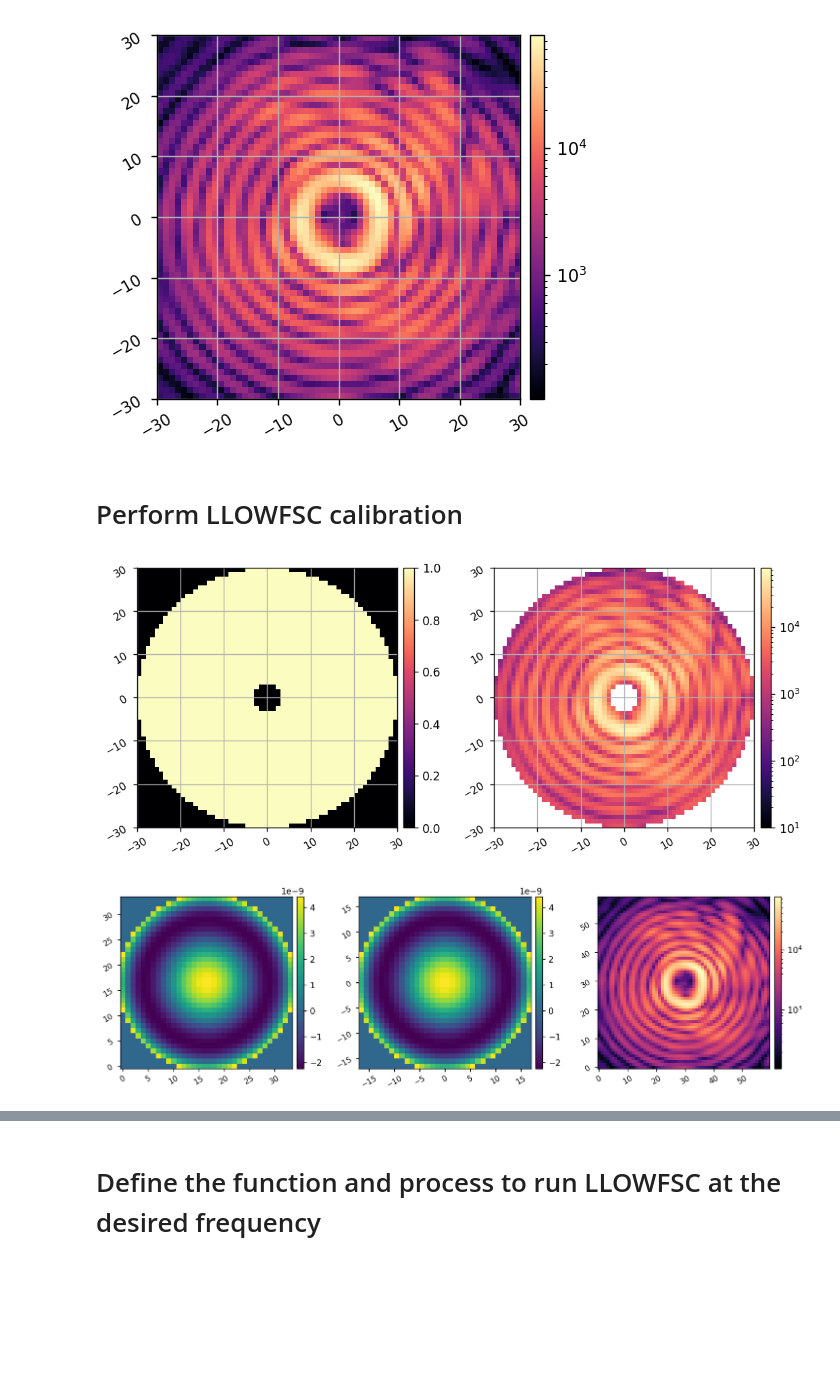
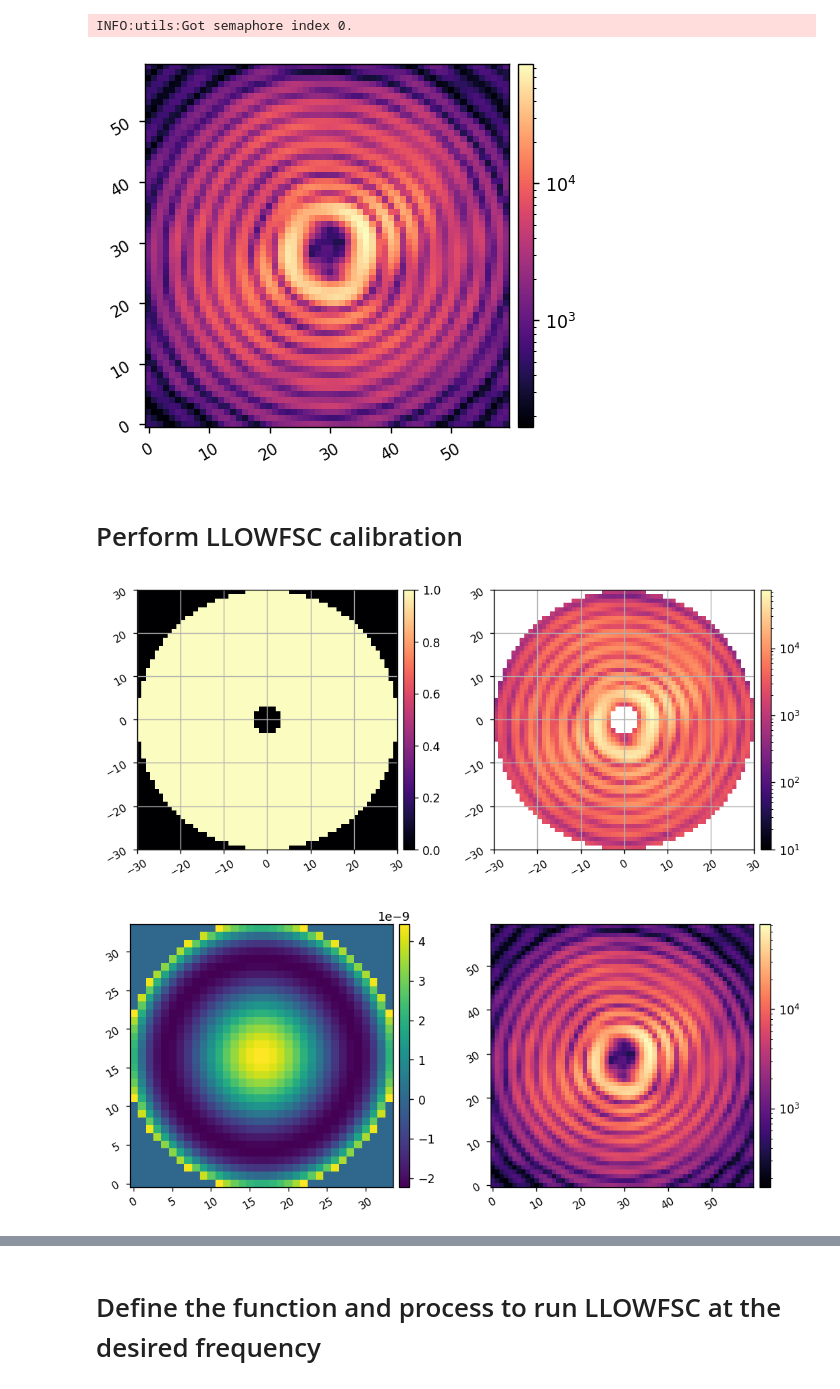
Before and after one commit to kian1377/scoob-exps, a Jupyter notebook: run_llowfsc.ipynb, the cells around one changed output, grey strips where cells are left out. Cells and saved outputs as stored; diff of their text form; code cells hidden in the pictures; blank space fills up the shorter version.

```diff
--- a/run_llowfsc.ipynb
+++ b/run_llowfsc.ipynb
@@ -71,7 +46,9 @@ imshow1(dark_frame)
 # %%
+reload(scoobi)
+I = scoobi.SCOOBI(scicam_channel='camsci', locam_channel='nsvcam', dm_channel='dm00disp01')
+I.nlocam = 60
 I.x_shift_locam = 0
 I.y_shift_locam = 8
-I.nlocam = 60
 I.NLOCAM = 100
 
 I.ref_locam_params = {
@@ -81,11 +58,10 @@ I.ref_locam_params = {
 
 I.att = 0
 I.texp_locam = 0.0001
-I.gain_locam = 120
 I.return_ni_locam = True
-I.subtract_dark_locam = False
 
-ref_im = I.snap_locam()
-imshow1(ref_im, grid=True, pxscl=1, lognorm=True)
+locam_im = I.snap_locam()
+imshow1(locam_im, lognorm=True)
 # %% [output]
+INFO:utils:Got semaphore index 0.
-[figure, old version]
+[figure, new version]
@@ -96,25 +75,27 @@ irad = 3
 orad = 30
 control_mask = ensure_np_array(lina.utils.create_annular_focal_plane_mask(I.nlocam, 1, irad, orad, edge=None, ))
 # control_mask = xp.ones((M.nlocam, M.nlocam)).astype(bool)
+
+ref_im = locam_ref_0_channel.grab_latest()
 imshow2(control_mask, ref_im * control_mask, grid=True, pxscl=1, lognorm2=True, vmin2=1e1)
 # %% [output]
-[figure, old version]
+[figure, new version]
 # %%
 reload(lina.utils)
 Nz_modes = 10
 I.NLOCAM = 1
 I.zero_dm()
-dm_modes = ensure_np_array(lina.utils.create_zernike_modes(I.dm_mask, nmodes=Nz_modes, remove_modes=1))
-zer_modal_matrix = dm_modes.reshape(Nz_modes, -1)
+zer_modes = ensure_np_array(lina.utils.create_zernike_modes(I.dm_mask, nmodes=Nz_modes, remove_modes=1))
+zer_modal_matrix = zer_modes.reshape(Nz_modes, -1)
 
 i = -1
 amp = 2e-9
-I.add_dm(amp*dm_modes[i])
+I.add_dm(amp*zer_modes[i])
 locam_im = I.snap_locam()
-imshow3(amp*dm_modes[i], I.get_dm(), locam_im, cmap1='viridis', cmap2='viridis', pxscl2=1, lognorm3=True)
+imshow2(I.get_dm(), locam_im, cmap1='viridis', lognorm2=True)
 I.zero_dm()
 # %% [output]
-[figure, old version]
+[figure, new version]
 # %%
 reload(lina.llowfsc)
 I.zero_dm()
```
Also changed, not shown: parts of 21 cells of this notebook, 2 other files.
